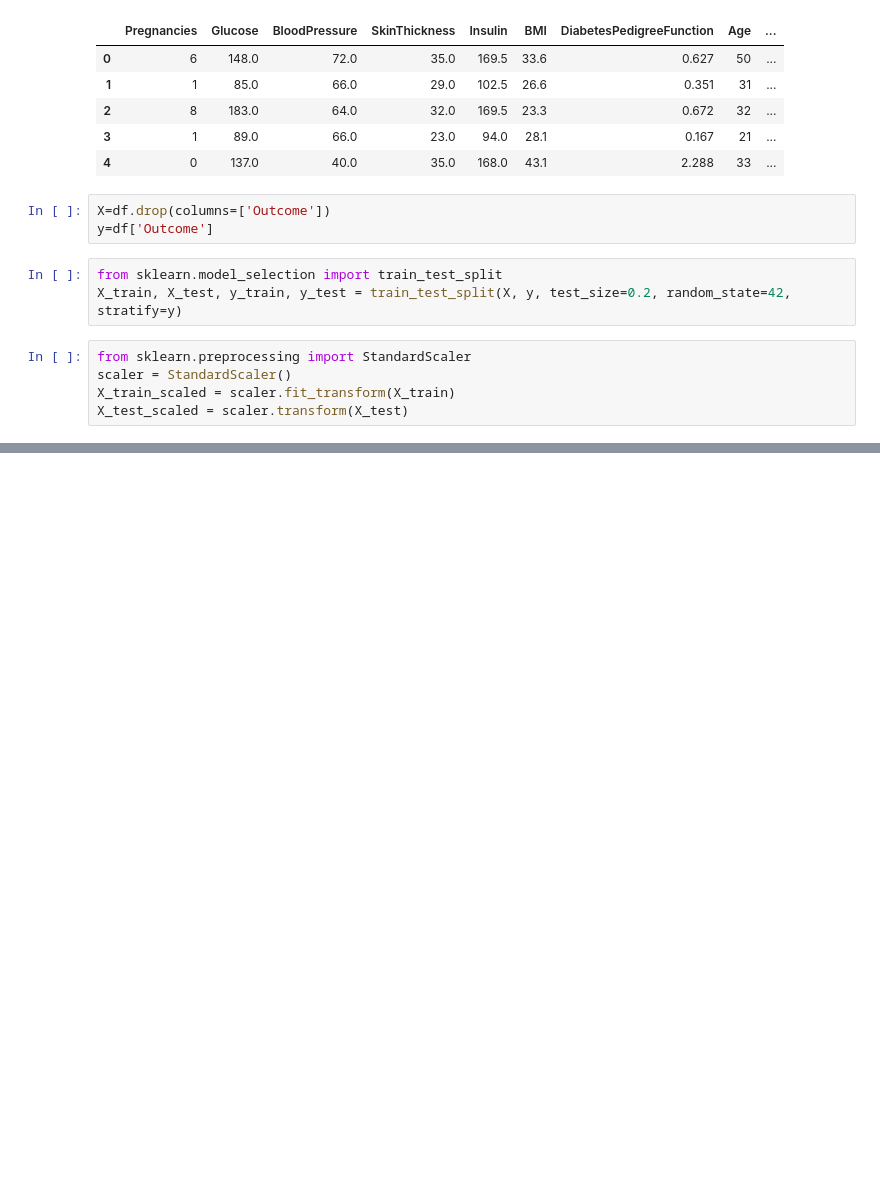
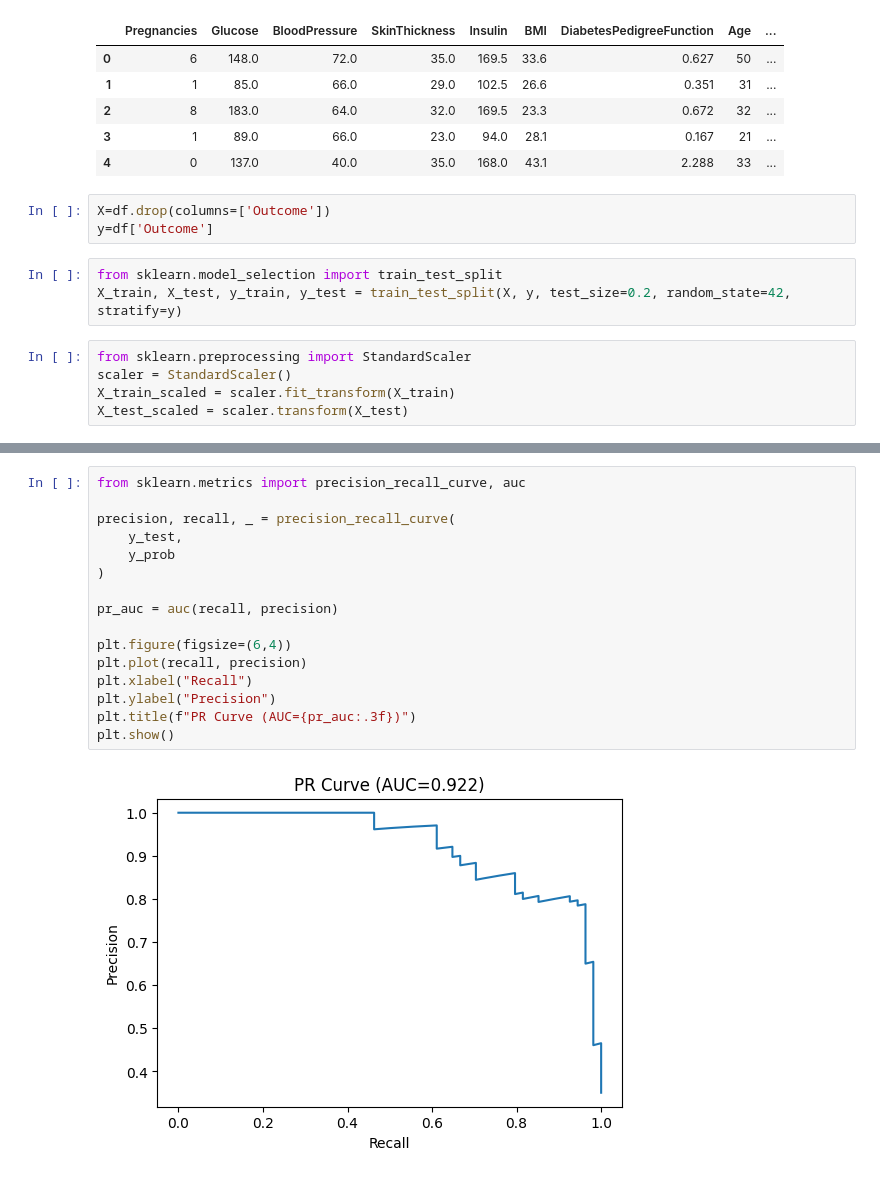
Before and after one commit to Soumya1709/Diabetes_Detection_Model, a Jupyter notebook: Diabetes.ipynb, the cells around one changed output, grey strips where cells are left out. Drawn from its saved outputs; the diff is of its cells as text; blank space fills up the shorter version.

```diff
--- a/Diabetes.ipynb
+++ b/Diabetes.ipynb
@@ -234,0 +381,18 @@ X_test_scaled = scaler.transform(X_test)
+# %%
+from sklearn.metrics import precision_recall_curve, auc
+
+precision, recall, _ = precision_recall_curve(
+    y_test,
+    y_prob
+)
+
+pr_auc = auc(recall, precision)
+
+plt.figure(figsize=(6,4))
+plt.plot(recall, precision)
+plt.xlabel("Recall")
+plt.ylabel("Precision")
+plt.title(f"PR Curve (AUC={pr_auc:.3f})")
+plt.show()
+# %% [output]
+[figure, added]
```
Also changed, not shown: parts of 12 cells of this notebook, 2 other files.
